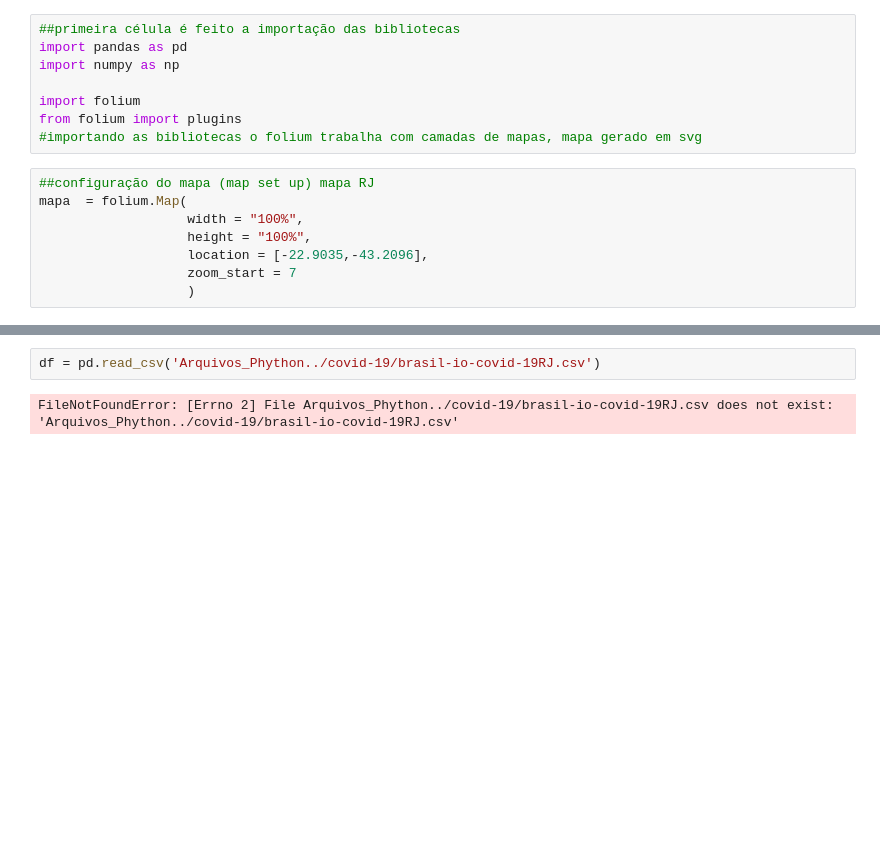
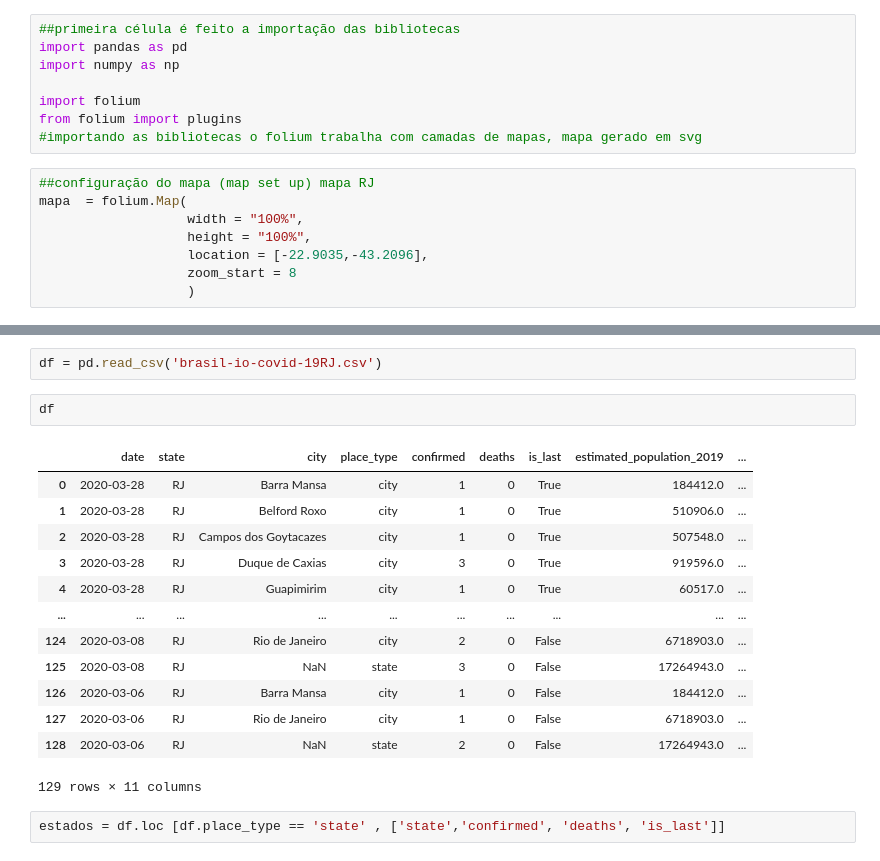
Before and after one commit to Ticapril/MapaCovid19, a Jupyter notebook: Arquivos_Phython/Mapa_Covid_RJ.ipynb, the cells around one changed output, grey strips where cells are left out. Drawn from its saved outputs; the diff is of its cells as text; blank space fills up the shorter version.

```diff
--- a/Arquivos_Phython/Mapa_Covid_RJ.ipynb
+++ b/Arquivos_Phython/Mapa_Covid_RJ.ipynb
@@ -12,13 +12,29 @@ mapa  = folium.Map(
                    width = "100%",
                    height = "100%",
                    location = [-22.9035,-43.2096],
-                   zoom_start = 7
+                   zoom_start = 8
                    )
 # %%
 mapa
 # %% [output]
 [interactive output not drawn]
 # %%
-df = pd.read_csv('Arquivos_Phython../covid-19/brasil-io-covid-19RJ.csv')
+df = pd.read_csv('brasil-io-covid-19RJ.csv')
-# %% [output]
-FileNotFoundError: [Errno 2] File Arquivos_Phython../covid-19/brasil-io-covid-19RJ.csv does not exist: 'Arquivos_Phython../covid-19/brasil-io-covid-19RJ.csv'
+# %%
+df
+# %% [output]
+|  | date | state | city | place_type | confirmed | deaths | is_last | estimated_population_2019 | ... |
+| 0 | 2020-03-28 | RJ | Barra Mansa | city | 1 | 0 | True | 184412.0 | ... |
+| 1 | 2020-03-28 | RJ | Belford Roxo | city | 1 | 0 | True | 510906.0 | ... |
+| 2 | 2020-03-28 | RJ | Campos dos Goytacazes | city | 1 | 0 | True | 507548.0 | ... |
+| 3 | 2020-03-28 | RJ | Duque de Caxias | city | 3 | 0 | True | 919596.0 | ... |
+| 4 | 2020-03-28 | RJ | Guapimirim | city | 1 | 0 | True | 60517.0 | ... |
+| ... | ... | ... | ... | ... | ... | ... | ... | ... | ... |
+| 124 | 2020-03-08 | RJ | Rio de Janeiro | city | 2 | 0 | False | 6718903.0 | ... |
+| 125 | 2020-03-08 | RJ | NaN | state | 3 | 0 | False | 17264943.0 | ... |
+| 126 | 2020-03-06 | RJ | Barra Mansa | city | 1 | 0 | False | 184412.0 | ... |
+| 127 | 2020-03-06 | RJ | Rio de Janeiro | city | 1 | 0 | False | 6718903.0 | ... |
+| 128 | 2020-03-06 | RJ | NaN | state | 2 | 0 | False | 17264943.0 | ... |
+129 rows × 11 columns
+# %%
+estados = df.loc [df.place_type == 'state' , ['state','confirmed', 'deaths', 'is_last']]
```
Also changed, not shown: parts of 10 cells of this notebook, 12 other files.
